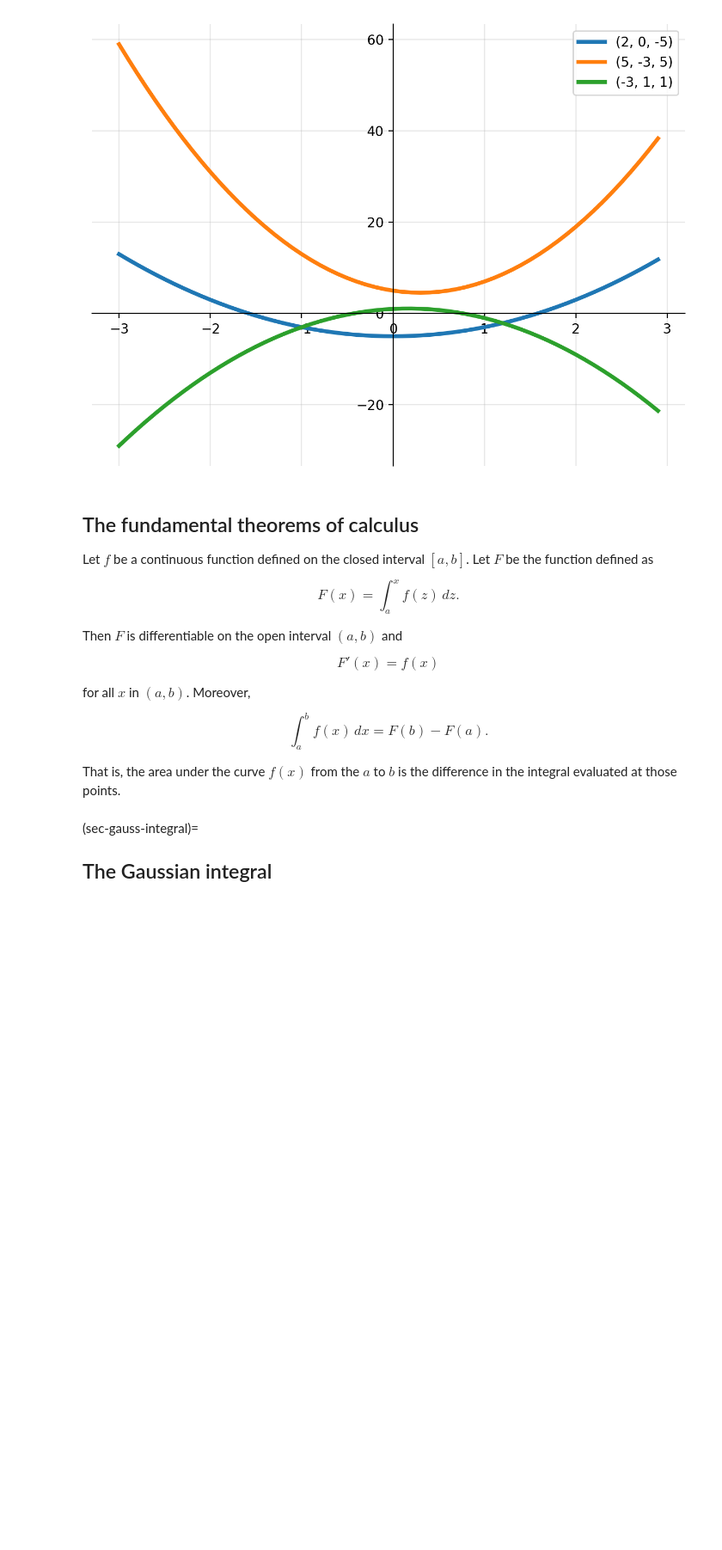
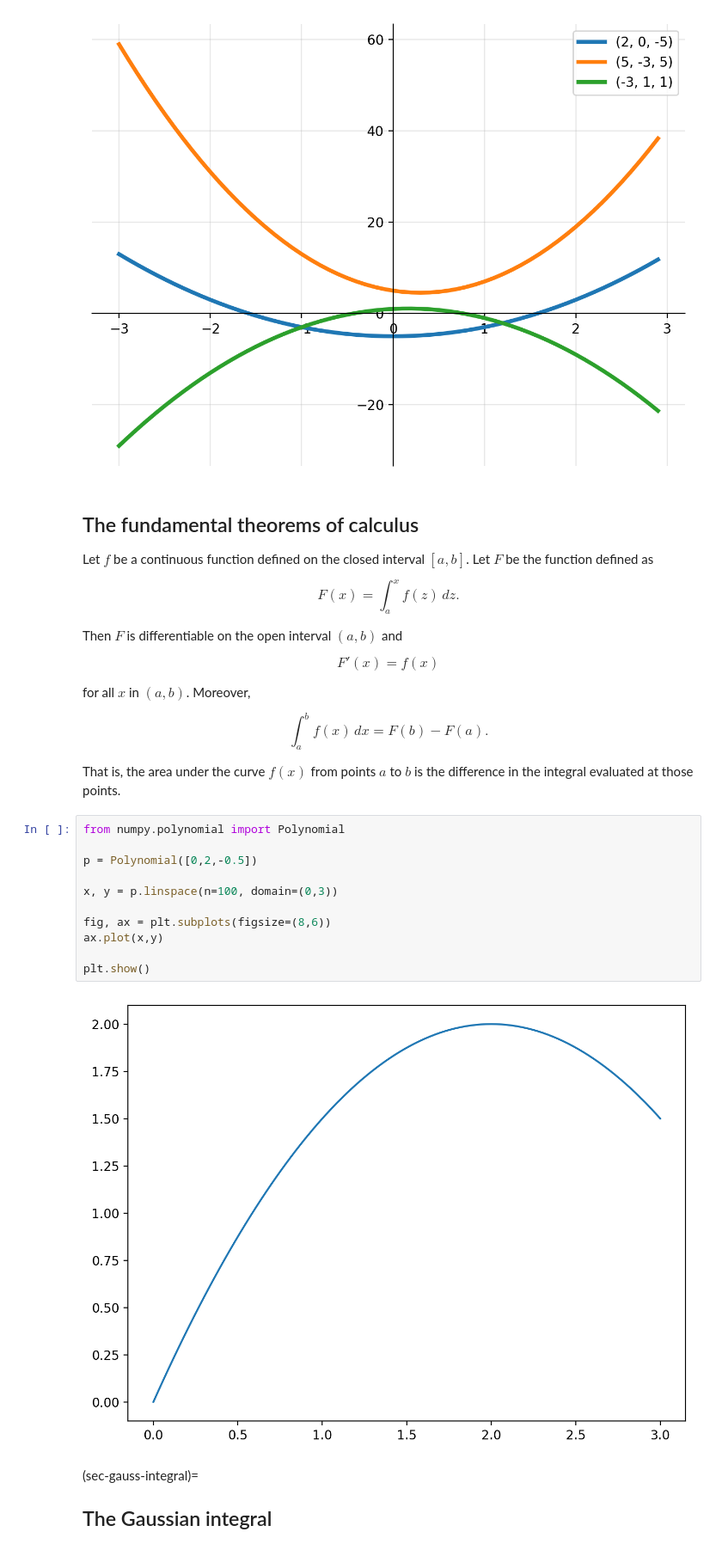
Before and after one commit to stoffprof/qf23, a Jupyter notebook: _sources/01a math.ipynb, the cells around one changed output. Shown at 86% size. Saved outputs shown, nothing was run; the diff lists cells and outputs as text; blank space fills up the shorter version.

```diff
--- a/_sources/01a math.ipynb
+++ b/_sources/01a math.ipynb
@@ -208,7 +208,20 @@ for all $x$ in $(a,b)$. Moreover,
 
 $$\int_a^b f(x) \, dx = F(b) - F(a).$$
 
-That is, the area under the curve $f(x)$ from the $a$ to $b$ is the difference in the integral evaluated at those points.
+That is, the area under the curve $f(x)$ from points $a$ to $b$ is the difference in the integral evaluated at those points.
+# %%
+from numpy.polynomial import Polynomial
+
+p = Polynomial([0,2,-0.5])
+
+x, y = p.linspace(n=100, domain=(0,3))
+
+fig, ax = plt.subplots(figsize=(8,6))
+ax.plot(x,y)
+
+plt.show()
+# %% [output]
+[figure, added]
 # %% [markdown]
 (sec-gauss-integral)=
 ## The Gaussian integral
```
Also changed, not shown: parts of 1 cell of this notebook, 58 other files.
